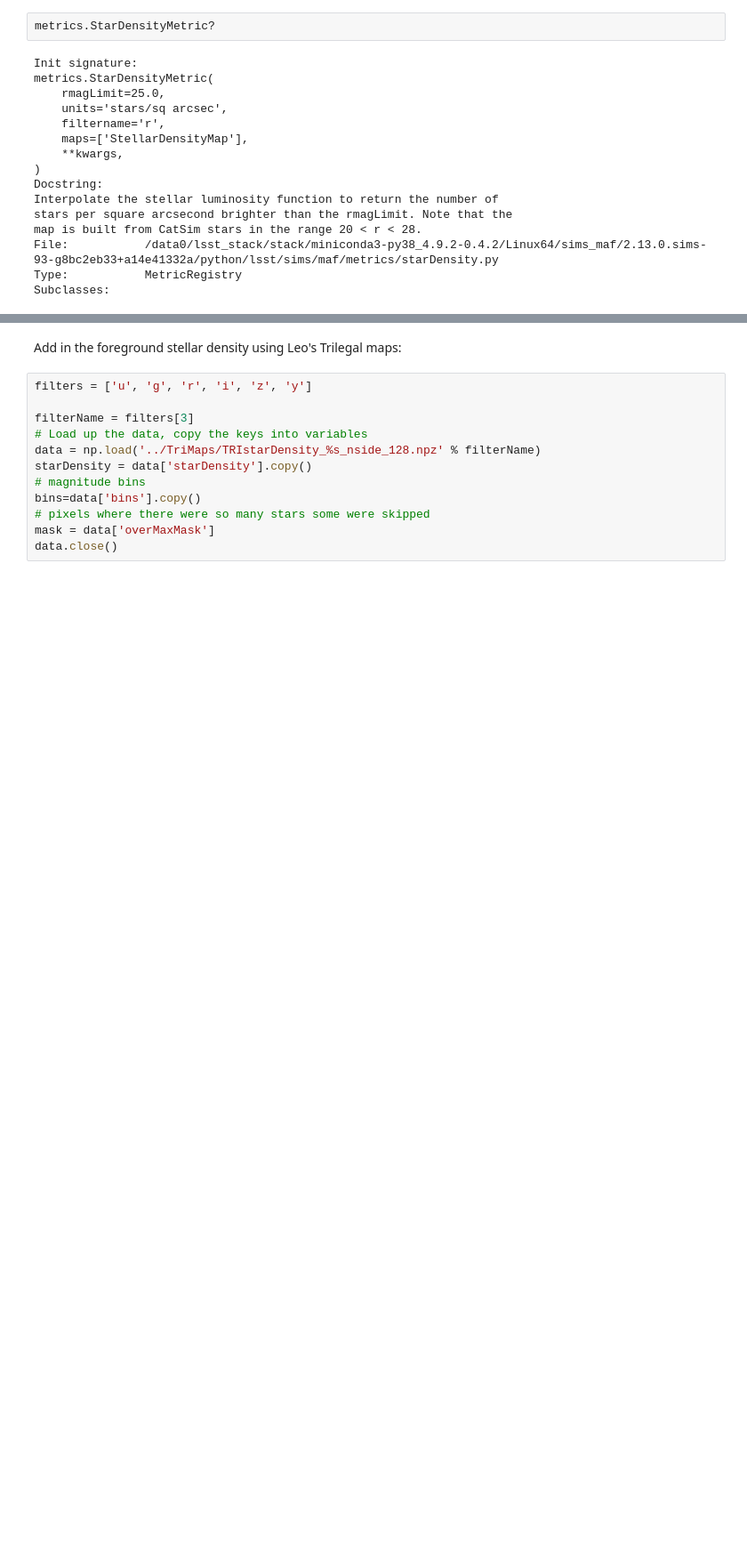
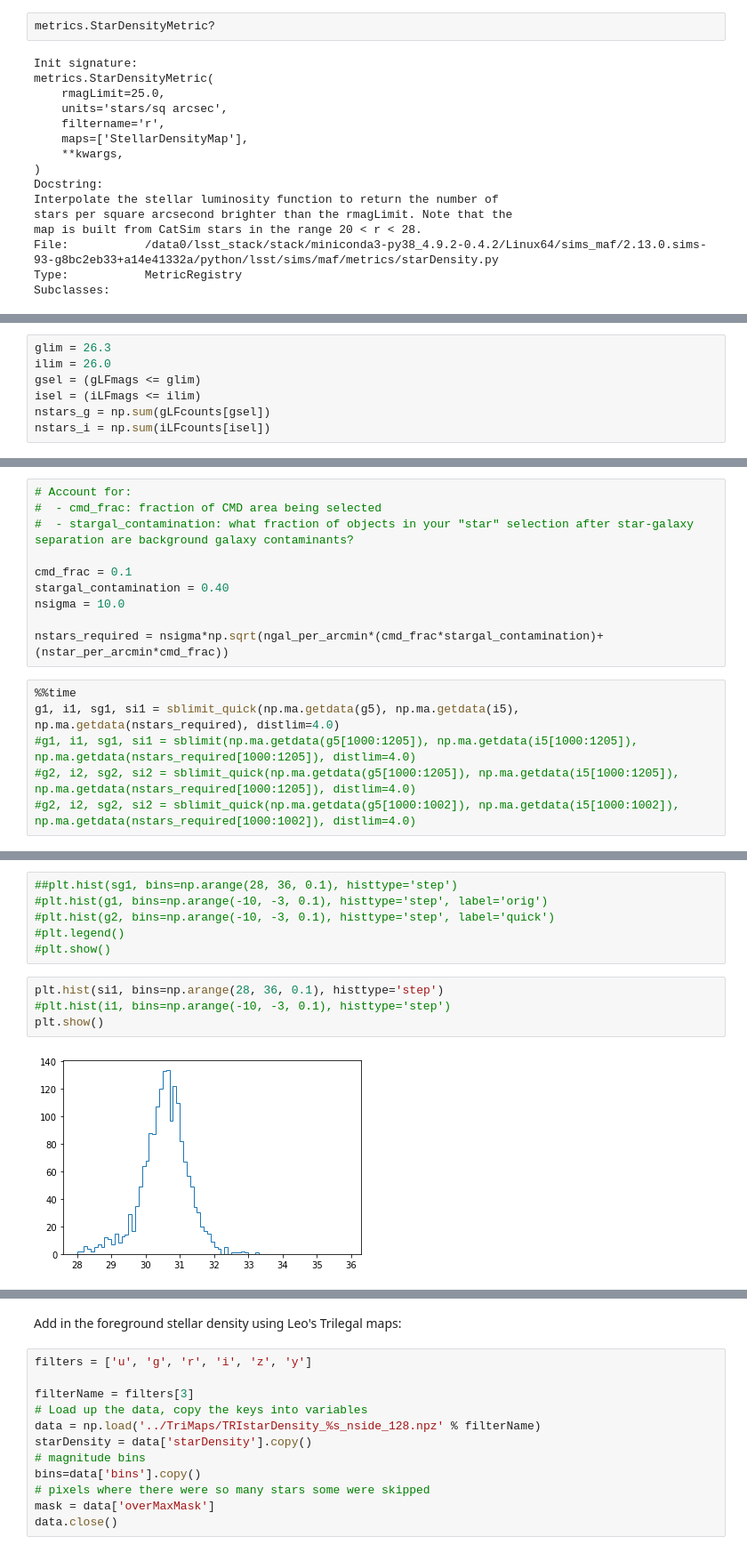
Before and after one commit to jeffcarlin/SMWLV-metrics, a Jupyter notebook: notebooks/LV_metric_scratch_v2.ipynb, the cells around one changed output, grey strips where cells are left out. Shown at 89% size. Cells and saved outputs as stored; diff of their text form; blank space fills up the shorter version.

```diff
--- a/notebooks/LV_metric_scratch_v2.ipynb
+++ b/notebooks/LV_metric_scratch_v2.ipynb
@@ -136,0 +249,7 @@ Subclasses:
+# %%
+glim = 26.3
+ilim = 26.0
+gsel = (gLFmags <= glim)
+isel = (iLFmags <= ilim)
+nstars_g = np.sum(gLFcounts[gsel])
+nstars_i = np.sum(iLFcounts[isel])
@@ -136,0 +394,16 @@ Subclasses:
+# %%
+# Account for:
+#  - cmd_frac: fraction of CMD area being selected
+#  - stargal_contamination: what fraction of objects in your "star" selection after star-galaxy separation are background galaxy contaminants?
+
+cmd_frac = 0.1
+stargal_contamination = 0.40
+nsigma = 10.0
+
+nstars_required = nsigma*np.sqrt(ngal_per_arcmin*(cmd_frac*stargal_contamination)+(nstar_per_arcmin*cmd_frac))
+# %%
+%%time
+g1, i1, sg1, si1 = sblimit_quick(np.ma.getdata(g5), np.ma.getdata(i5), np.ma.getdata(nstars_required), distlim=4.0)
+#g1, i1, sg1, si1 = sblimit(np.ma.getdata(g5[1000:1205]), np.ma.getdata(i5[1000:1205]), np.ma.getdata(nstars_required[1000:1205]), distlim=4.0)
+#g2, i2, sg2, si2 = sblimit_quick(np.ma.getdata(g5[1000:1205]), np.ma.getdata(i5[1000:1205]), np.ma.getdata(nstars_required[1000:1205]), distlim=4.0)
+#g2, i2, sg2, si2 = sblimit_quick(np.ma.getdata(g5[1000:1002]), np.ma.getdata(i5[1000:1002]), np.ma.getdata(nstars_required[1000:1002]), distlim=4.0)
@@ -136,0 +413,12 @@ Subclasses:
+# %%
+##plt.hist(sg1, bins=np.arange(28, 36, 0.1), histtype='step')
+#plt.hist(g1, bins=np.arange(-10, -3, 0.1), histtype='step', label='orig')
+#plt.hist(g2, bins=np.arange(-10, -3, 0.1), histtype='step', label='quick')
+#plt.legend()
+#plt.show()
+# %%
+plt.hist(si1, bins=np.arange(28, 36, 0.1), histtype='step')
+#plt.hist(i1, bins=np.arange(-10, -3, 0.1), histtype='step')
+plt.show()
+# %% [output]
+[figure, added]
```
Also changed, not shown: parts of 21 cells of this notebook.
